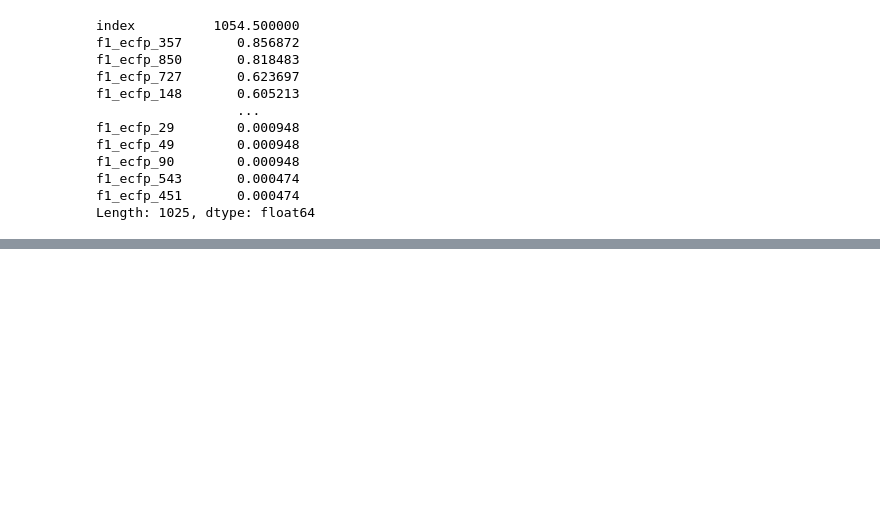
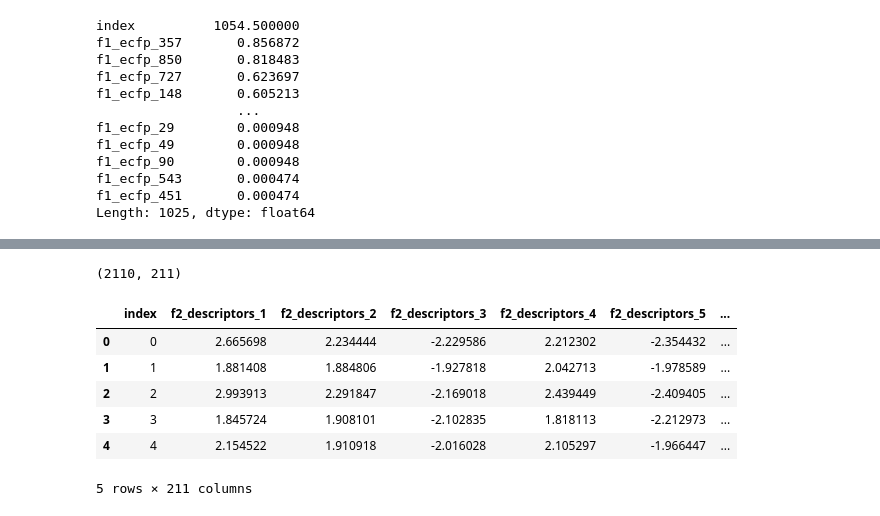
Before and after one commit to ongxuanhong/polar_duckdb_benchmarks, a Jupyter notebook: 03_featurizing_moleculars.ipynb, the cells around one changed output, grey strips where cells are left out. Saved outputs shown, nothing was run; the diff lists cells and outputs as text; code cells hidden in the pictures; blank space fills up the shorter version.

```diff
--- a/03_featurizing_moleculars.ipynb
+++ b/03_featurizing_moleculars.ipynb
@@ -222,0 +242,4 @@ ecfp_df.to_csv("featurized/all_f1_ecfp.csv", index=False)
+# %%
+pd_bb_smiles = pd.read_csv("featurized/all_bb_smiles.csv")
+print(pd_bb_smiles.shape)
+pd_bb_smiles.head()
@@ -222,0 +254,5 @@ ecfp_df.to_csv("featurized/all_f1_ecfp.csv", index=False)
+# %%
+pd_bb_smiles["mols"] = pd_bb_smiles["bb_smiles"].apply(
+    lambda smile: Chem.MolFromSmiles(smile)
+)
+pd_bb_smiles.head()
@@ -222,0 +290,6 @@ ecfp_df.to_csv("featurized/all_f1_ecfp.csv", index=False)
+# %%
+feat = dc.feat.RDKitDescriptors()
+pd_bb_smiles["f2_descriptors"] = pd_bb_smiles["mols"].apply(
+    lambda mols: feat.featurize(mols)[0]
+)
+pd_bb_smiles.head()
@@ -222,0 +320,21 @@ ecfp_df.to_csv("featurized/all_f1_ecfp.csv", index=False)
+# %%
+# Create a new dataframe where each element in the array is split into its own column
+descriptor_df = pd.DataFrame(
+    pd_bb_smiles["f2_descriptors"].tolist(), index=pd_bb_smiles.index
+)
+
+# Rename the columns with the desired format (f1_descriptor_1, f1_descriptor_2, ..., f1_descriptor_1024)
+descriptor_df.columns = [f"f2_descriptors_{i+1}" for i in range(descriptor_df.shape[1])]
+descriptor_df = descriptor_df.reset_index()
+
+print(descriptor_df.shape)
+descriptor_df.head()
+# %% [output]
+(2110, 211)
+|  | index | f2_descriptors_1 | f2_descriptors_2 | f2_descriptors_3 | f2_descriptors_4 | f2_descriptors_5 | ... |
+| 0 | 0 | 2.665698 | 2.234444 | -2.229586 | 2.212302 | -2.354432 | ... |
+| 1 | 1 | 1.881408 | 1.884806 | -1.927818 | 2.042713 | -1.978589 | ... |
+| 2 | 2 | 2.993913 | 2.291847 | -2.169018 | 2.439449 | -2.409405 | ... |
+| 3 | 3 | 1.845724 | 1.908101 | -2.102835 | 1.818113 | -2.212973 | ... |
+| 4 | 4 | 2.154522 | 1.910918 | -2.016028 | 2.105297 | -1.966447 | ... |
+5 rows × 211 columns
```
Also changed, not shown: parts of 8 cells of this notebook, 1 other file.
